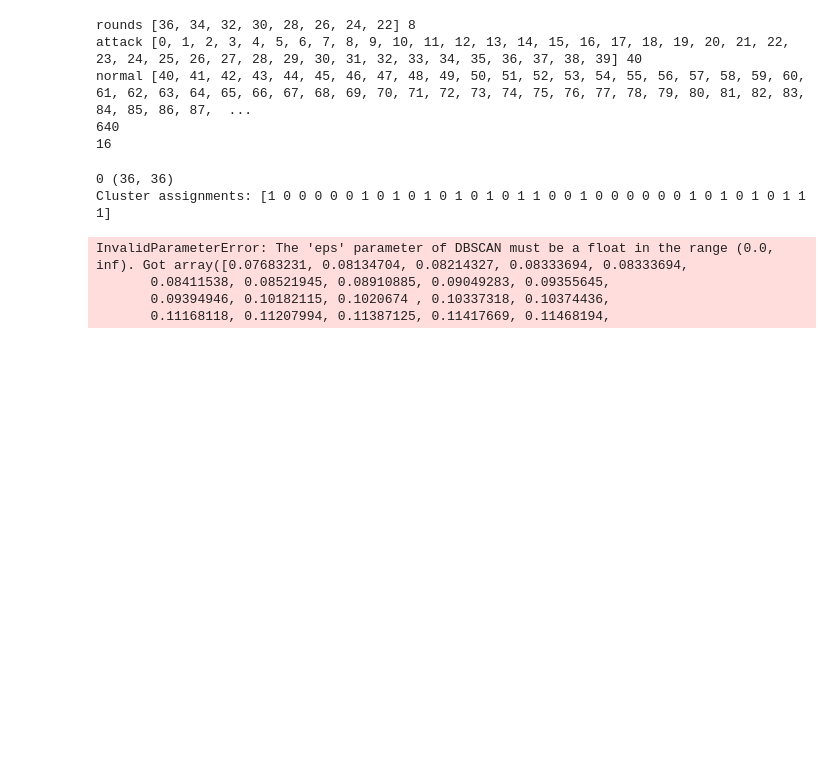
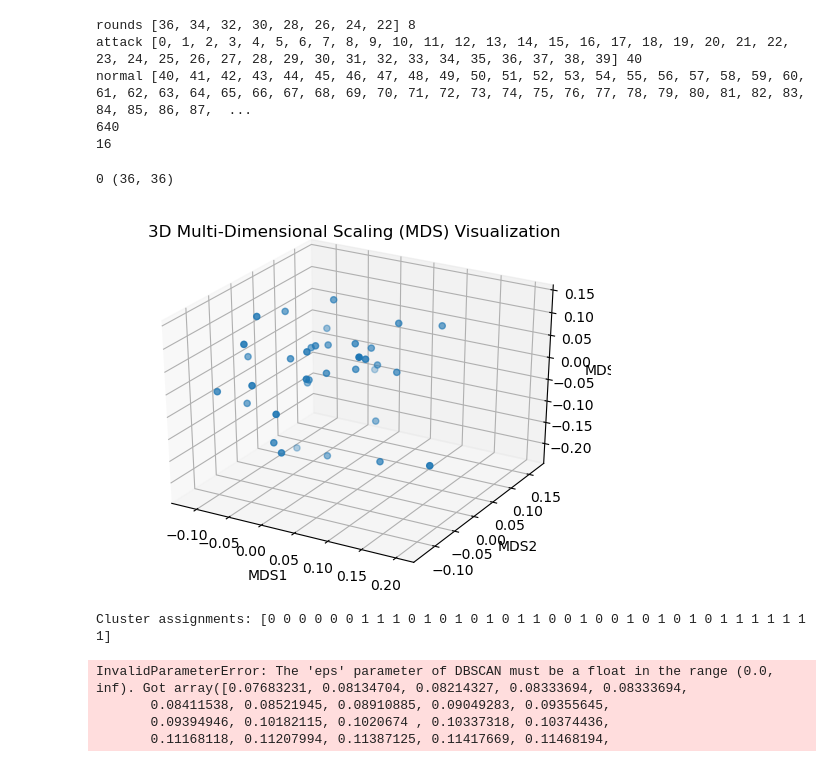
Before and after one commit to mzhyui/PHTDA-Net, a Jupyter notebook: compare/compare_mix.ipynb, the cells around one changed output. Saved outputs shown, nothing was run; the diff lists cells and outputs as text; code cells hidden in the pictures; blank space fills up the shorter version.

```diff
--- a/compare/compare_mix.ipynb
+++ b/compare/compare_mix.ipynb
@@ -218,30 +223,47 @@ def k_distance(data, k):
 # %%
 from sklearn.cluster import KMeans
 %matplotlib inline
 for round_number, corr in corr_set:
     data = 1 - corr.reshape(-1, total_nums) - corr.reshape(-1, total_nums).T
     print(round_number, data.shape)
     # df=pd.DataFrame(data)
     # plot=seaborn.heatmap(df)
     # plt.show()
     # sns.heatmap(1-data)
     # plt.show()
 
+    mds = MDS(n_components=3, dissimilarity='precomputed', random_state=1)
+    mds_coords = mds.fit_transform(data)
+
+    # 绘制3D图
+    fig = plt.figure()
+    ax = fig.add_subplot(111, projection='3d')
+    ax.scatter(mds_coords[:, 0], mds_coords[:, 1], mds_coords[:, 2])
+
+    ax.set_xlabel('MDS1')
+    ax.set_ylabel('MDS2')
+    ax.set_zlabel('MDS3')
+    plt.title('3D Multi-Dimensional Scaling (MDS) Visualization')
+    plt.show()
+
     k = 2
     kmeans = KMeans(n_clusters=k, n_init=10)
     kmeans.fit(data)
     labels_kmeans = kmeans.labels_
+
+
 
     print("Cluster assignments:", labels_kmeans)
 
     dbscan = DBSCAN(eps=k_distance(data,5), min_samples=5, metric='precomputed')
     labels_dbscan = dbscan.fit_predict(data)
 
     gmm = GaussianMixture(n_components=10, random_state=0)
 # %% [output]
 0 (36, 36)
-Cluster assignments: [1 0 0 0 0 0 1 0 1 0 1 0 1 0 1 0 1 1 0 0 1 0 0 0 0 0 0 1 0 1 0 1 0 1 1 1]
+[figure, added]
-InvalidParameterError: The 'eps' parameter of DBSCAN must be a float in the range (0.0, inf). Got array([0.07683231, 0.08134704, 0.08214327, 0.08333694, 0.08333694,
-       0.08411538, 0.08521945, 0.08910885, 0.09049283, 0.09355645,
-       0.09394946, 0.10182115, 0.1020674 , 0.10337318, 0.10374436,
-       0.11168118, 0.11207994, 0.11387125, 0.11417669, 0.11468194,
+Cluster assignments: [0 0 0 0 0 0 1 1 1 0 1 0 1 0 1 0 1 1 0 0 1 0 0 1 0 1 0 1 0 1 1 1 1 1 1 1]
+InvalidParameterError: The 'eps' parameter of DBSCAN must be a float in the range (0.0, inf). Got array([0.07683231, 0.08134704, 0.08214327, 0.08333694, 0.08333694,
+       0.08411538, 0.08521945, 0.08910885, 0.09049283, 0.09355645,
+       0.09394946, 0.10182115, 0.1020674 , 0.10337318, 0.10374436,
+       0.11168118, 0.11207994, 0.11387125, 0.11417669, 0.11468194,
```
Also changed, not shown: parts of 2 cells of this notebook, 1 other file.
